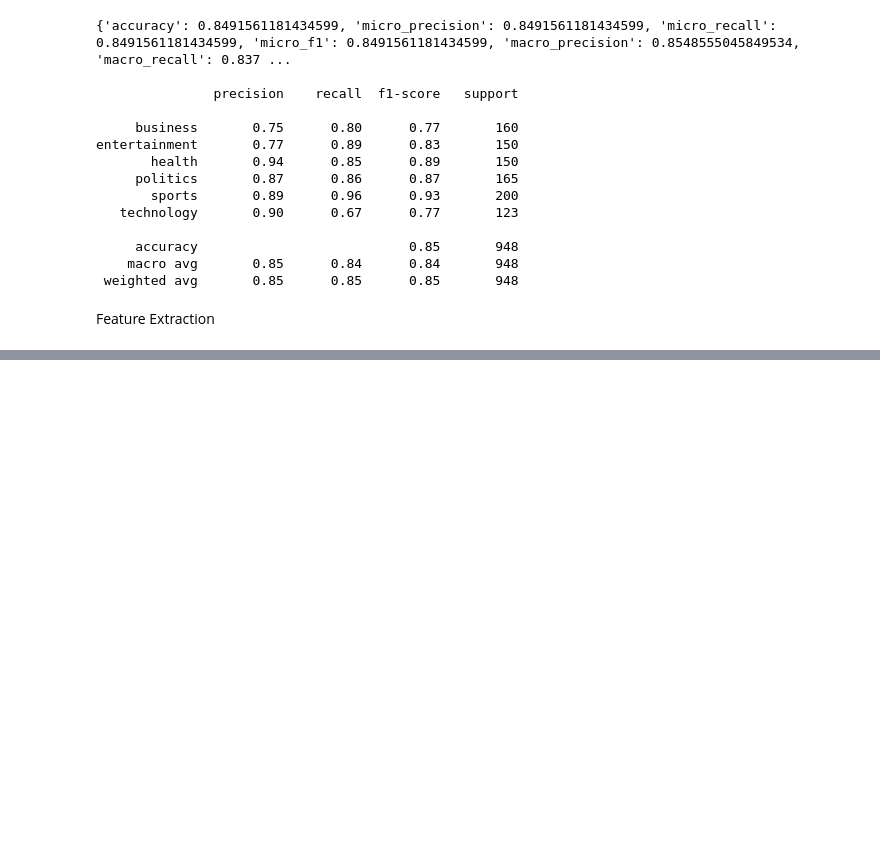
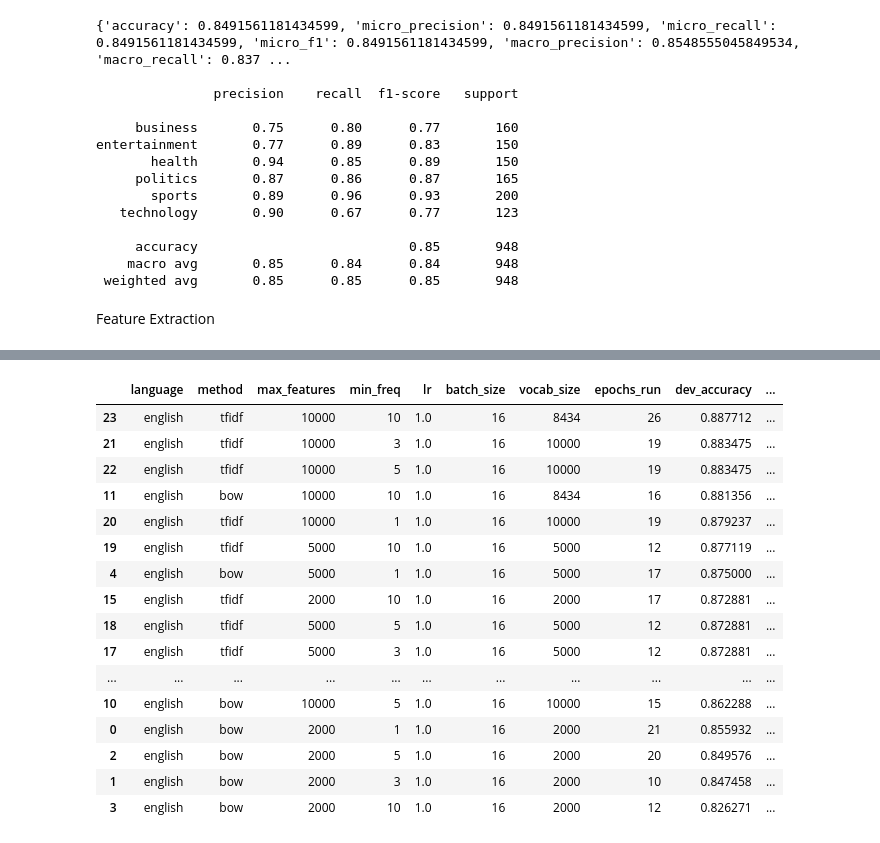
Before and after one commit to Tlotloolifant/Assignment-2, a Jupyter notebook: Assignment 2.ipynb, the cells around one changed output, grey strips where cells are left out. Cells and saved outputs as stored; diff of their text form; code cells hidden in the pictures; blank space fills up the shorter version.

```diff
--- a/Assignment 2.ipynb
+++ b/Assignment 2.ipynb
@@ -106,8 +106,8 @@ def add_clean_column(df):
 #Vectorisation
 
 
-def build_vectoriser(method="tfidf", max_features=None, min_freq=1):
-    if method == "cvec":
+def build_vectoriser(method, max_features=None, min_freq=1):
+    if method == "bow":
         return CountVectorizer(max_features=max_features, min_df=min_freq)
     elif method == "tfidf":
         return TfidfVectorizer(max_features=max_features, min_df=min_freq)
@@ -444,7 +445,7 @@ def run_training(lang_data, lang_name,method, max_features, min_freq, lr, batch_
 # %%
 results_log = []
 
-for method in ["cvec", "tfidf"]:
+for method in ["bow", "tfidf"]:
     for min_freq in [1, 3, 5, 10]:
 
         result = run_training(
@@ -466,4 +467,6 @@ for method in ["cvec", "tfidf"]:
             result["dev_accuracy"]
         )
     #note that skilearn mindf cant be 0. therefore im choosing
+results_df = pd.DataFrame(results_log).drop(columns=["model", "history", "tensors"])
+results_df.sort_values("dev_accuracy", ascending=False)
 # %% [output]
@@ -486,0 +582,17 @@ tfidf 10 5000 0.8389830508474576
+# %%
+# second stage hyperparm tuning
+
+best_lr = 1.0
+best_bs = 16
+
+stage2 = run_mutli_experiments(
+    eng, "english",
+    methods=["bow", "tfidf"],
+    max_features_list=[2000, 5000, 10000],
+    min_freq_list=[0, 3, 5, 10],
+    lr_list=[best_lr],
+    batch_size_list=[best_bs],
+)
+stage2_df = pd.DataFrame(stage2).drop(columns=["model", "history", "tensors"])
+stage2_df.sort_values("dev_accuracy", ascending=False)
+# %% [output]
@@ -486,0 +616,17 @@ tfidf 10 5000 0.8389830508474576
+|  | language | method | max_features | min_freq | lr | batch_size | vocab_size | epochs_run | dev_accuracy | ... |
+| 23 | english | tfidf | 10000 | 10 | 1.0 | 16 | 8434 | 26 | 0.887712 | ... |
+| 21 | english | tfidf | 10000 | 3 | 1.0 | 16 | 10000 | 19 | 0.883475 | ... |
+| 22 | english | tfidf | 10000 | 5 | 1.0 | 16 | 10000 | 19 | 0.883475 | ... |
+| 11 | english | bow | 10000 | 10 | 1.0 | 16 | 8434 | 16 | 0.881356 | ... |
+| 20 | english | tfidf | 10000 | 1 | 1.0 | 16 | 10000 | 19 | 0.879237 | ... |
+| 19 | english | tfidf | 5000 | 10 | 1.0 | 16 | 5000 | 12 | 0.877119 | ... |
+| 4 | english | bow | 5000 | 1 | 1.0 | 16 | 5000 | 17 | 0.875000 | ... |
+| 15 | english | tfidf | 2000 | 10 | 1.0 | 16 | 2000 | 17 | 0.872881 | ... |
+| 18 | english | tfidf | 5000 | 5 | 1.0 | 16 | 5000 | 12 | 0.872881 | ... |
+| 17 | english | tfidf | 5000 | 3 | 1.0 | 16 | 5000 | 12 | 0.872881 | ... |
+| ... | ... | ... | ... | ... | ... | ... | ... | ... | ... | ... |
+| 10 | english | bow | 10000 | 5 | 1.0 | 16 | 10000 | 15 | 0.862288 | ... |
+| 0 | english | bow | 2000 | 1 | 1.0 | 16 | 2000 | 21 | 0.855932 | ... |
+| 2 | english | bow | 2000 | 5 | 1.0 | 16 | 2000 | 20 | 0.849576 | ... |
+| 1 | english | bow | 2000 | 3 | 1.0 | 16 | 2000 | 10 | 0.847458 | ... |
+| 3 | english | bow | 2000 | 10 | 1.0 | 16 | 2000 | 12 | 0.826271 | ... |
```
Also changed, not shown: parts of 8 cells of this notebook.
